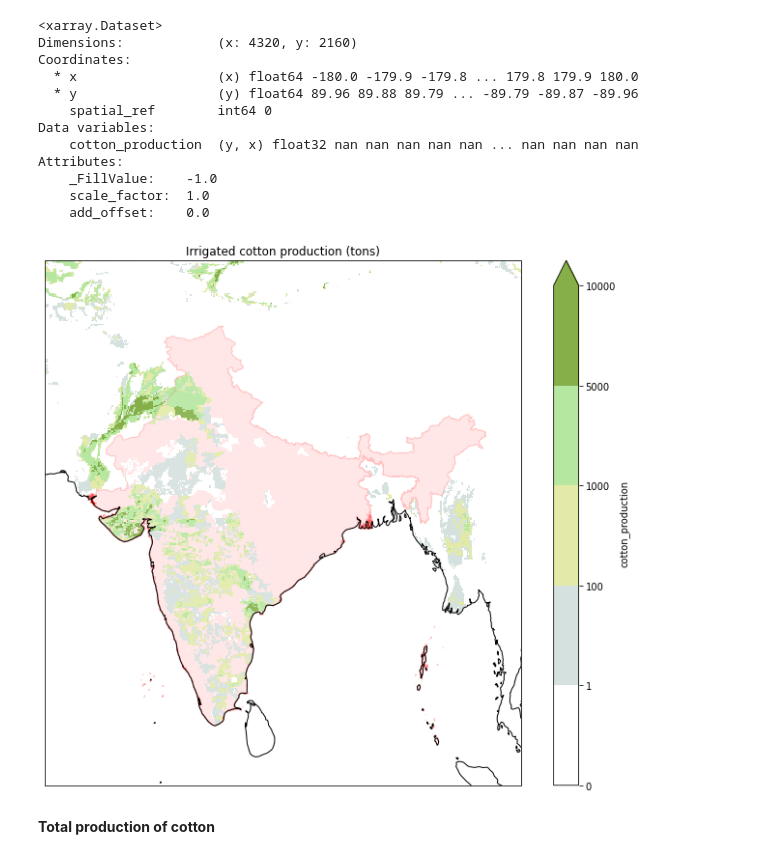
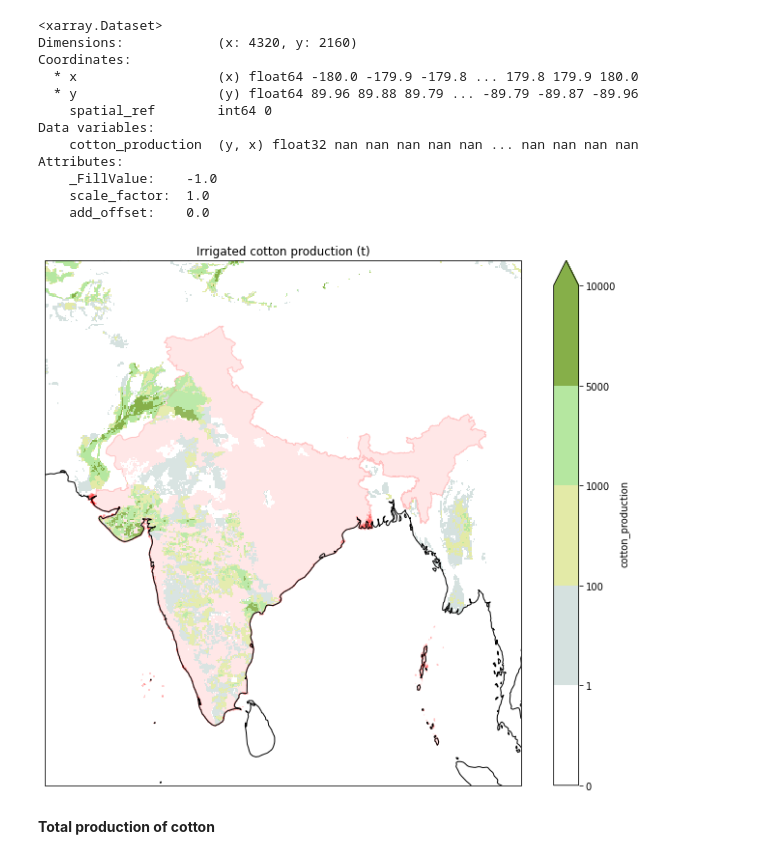
Before and after one commit to Vizzuality/landgriffon, a Jupyter notebook: data/notebooks/Lab/8_QA_water_impact.ipynb, the cells around one changed output. Saved outputs shown, nothing was run; the diff lists cells and outputs as text; code cells hidden in the pictures.

```diff
--- a/data/notebooks/Lab/8_QA_water_impact.ipynb
+++ b/data/notebooks/Lab/8_QA_water_impact.ipynb
@@ -222,11 +219,11 @@ Attributes:
 # %%
 color_list = ["#ffffff", "#d5e1df", "#e3eaa7", "#b5e7a0", "#86af49"]
 values = [0, 1, 100, 1000, 5000, 10000]
-title = 'Irrigated cotton production (tons)'
+title = 'Irrigated cotton production (t)'
 
 da_plot(xds_cp['cotton_production'], geom, color_list, values, title, x='x', y='y', xlim=(65,100), ylim=(4,40))
 # %% [output]
-[figure, old version]
+[figure, new version]
 # %% [markdown]
 **Total production of cotton**
 # %%
```
Also changed, not shown: parts of 14 cells of this notebook.
